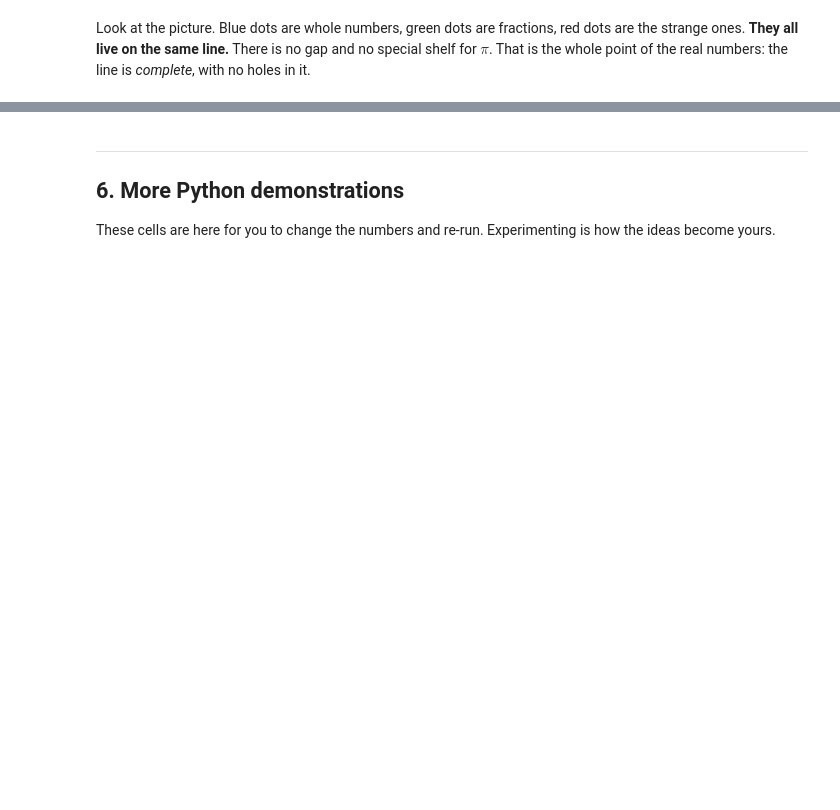
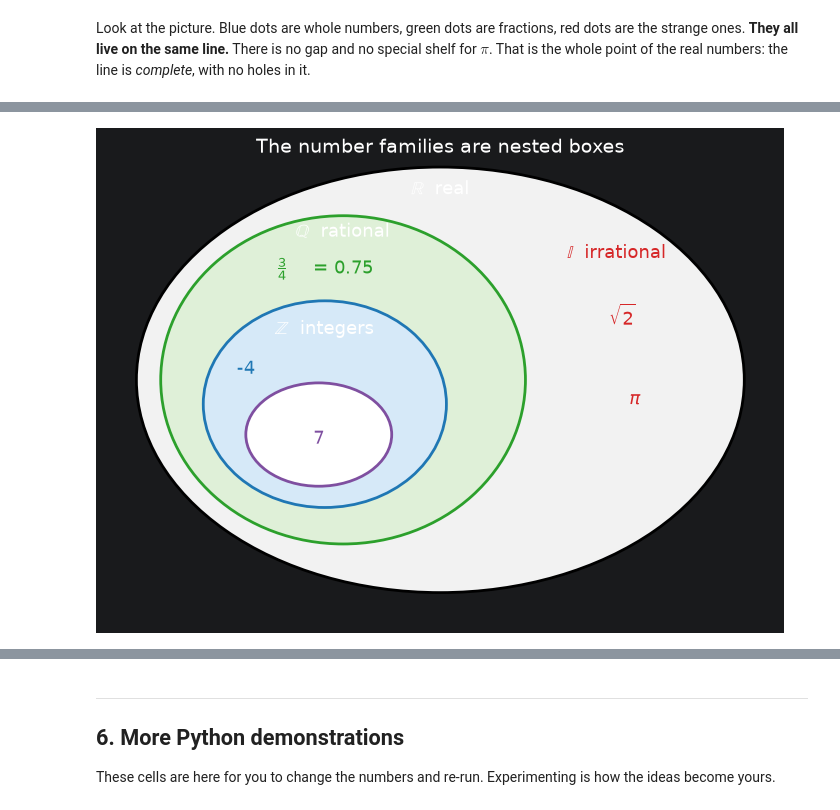
Before and after one commit to HTPLearningHub/math, a Jupyter notebook: notebooks/01-real-numbers.ipynb, the cells around one changed output, grey strips where cells are left out. Drawn from its saved outputs; the diff is of its cells as text; code cells hidden in the pictures; blank space fills up the shorter version.

```diff
--- a/notebooks/01-real-numbers.ipynb
+++ b/notebooks/01-real-numbers.ipynb
@@ -161,45 +163,50 @@ usually write it as a fraction.
 # %%
 # --- picture of the families sitting inside one another ---
 
 import matplotlib.pyplot as plt
-from matplotlib.patches import Ellipse   # Ellipse = an oval shape we can draw and fill
+from matplotlib.patches import Ellipse  # Ellipse = an oval shape we can draw and fill
 
 fig, ax = plt.subplots(figsize=(9, 6))
 
 # Each Ellipse((cx, cy), width, height, ...) is one oval centred at (cx, cy).
 # facecolor = fill colour, edgecolor = border colour, lw = border thickness.
 ovals = [
-    (Ellipse((0.0,  0.0), 10.0, 7.0, facecolor="#f2f2f2", edgecolor="black",   lw=2), r"$\mathbb{R}$  real",     (0.0,  3.05)),
-    (Ellipse((-1.6, 0.0),  6.0, 5.4, facecolor="#dff0d8", edgecolor="#2ca02c", lw=2), r"$\mathbb{Q}$  rational", (-1.6, 2.35)),
-    (Ellipse((-1.9, -0.4), 4.0, 3.4, facecolor="#d6e9f8", edgecolor="#1f77b4", lw=2), r"$\mathbb{Z}$  integers", (-1.9, 0.75)),
-    (Ellipse((-2.0, -0.9), 2.4, 1.7, facecolor="#ffffff", edgecolor="#7f4fa0", lw=2), r"$\mathbb{N}$  natural",  (-2.0, -0.55)),
+    (Ellipse((0.0, 0.0), 10.0, 7.0, facecolor="#f2f2f2", edgecolor="black", lw=2), r"$\mathbb{R}$  real", (0.0, 3.05)),
+    (Ellipse((-1.6, 0.0), 6.0, 5.4, facecolor="#dff0d8", edgecolor="#2ca02c", lw=2), r"$\mathbb{Q}$  rational",
+     (-1.6, 2.35)),
+    (Ellipse((-1.9, -0.4), 4.0, 3.4, facecolor="#d6e9f8", edgecolor="#1f77b4", lw=2), r"$\mathbb{Z}$  integers",
+     (-1.9, 0.75)),
+    (Ellipse((-2.0, -0.9), 2.4, 1.7, facecolor="#ffffff", edgecolor="#7f4fa0", lw=2), r"$\mathbb{N}$  natural",
+     (-2.0, -0.55)),
 ]
 
 for oval, label, (lx, ly) in ovals:
-    ax.add_patch(oval)                                   # add_patch = put the shape on the drawing
-    ax.text(lx, ly, label, ha="center", fontsize=13)     # its name
+    ax.add_patch(oval)  # add_patch = put the shape on the drawing
+    ax.text(lx, ly, label, ha="center", fontsize=13)  # its name
 
 # a few example numbers written where they belong
 samples = [
-    ("7",              -2.0, -1.05, "#7f4fa0"),   # natural
-    ("-4",             -3.2,  0.10, "#1f77b4"),   # integer, not natural
-    (r"$\frac{3}{4}$", -2.6,  1.75, "#2ca02c"),   # rational, not integer
-    ("= 0.75",         -1.6,  1.75, "#2ca02c"),   # the same number in decimal form
-    (r"$\sqrt{2}$",     3.0,  0.90, "#d62728"),   # irrational
-    (r"$\pi$",          3.2, -0.40, "#d62728"),   # irrational
+    ("7", -2.0, -1.05, "#7f4fa0"),  # natural
+    ("-4", -3.2, 0.10, "#1f77b4"),  # integer, not natural
+    (r"$\frac{3}{4}$", -2.6, 1.75, "#2ca02c"),  # rational, not integer
+    ("= 0.75", -1.6, 1.75, "#2ca02c"),  # the same number in decimal form
+    (r"$\sqrt{2}$", 3.0, 0.90, "#d62728"),  # irrational
+    (r"$\pi$", 3.2, -0.40, "#d62728"),  # irrational
 ]
 for txt, x, y, colour in samples:
     ax.text(x, y, txt, ha="center", fontsize=13, color=colour)
 
 # the part of R that is OUTSIDE Q is exactly the set of irrational numbers
 ax.text(2.9, 2.0, r"$\mathbb{I}$  irrational", ha="center", fontsize=13, color="#d62728")
 
 ax.set_xlim(-5.5, 5.5)
 ax.set_ylim(-4.0, 3.6)
-ax.set_aspect("equal")   # equal = one unit across looks the same as one unit up, so ovals are not squashed
+ax.set_aspect("equal")  # equal = one unit across looks the same as one unit up, so ovals are not squashed
 ax.axis("off")
 ax.set_title("The number families are nested boxes", fontsize=14)
 plt.show()
+# %% [output]
+[figure, added]
 # %% [markdown]
 ### 3.3 Decimal form
 
```
Also changed, not shown: parts of 12 cells of this notebook.
